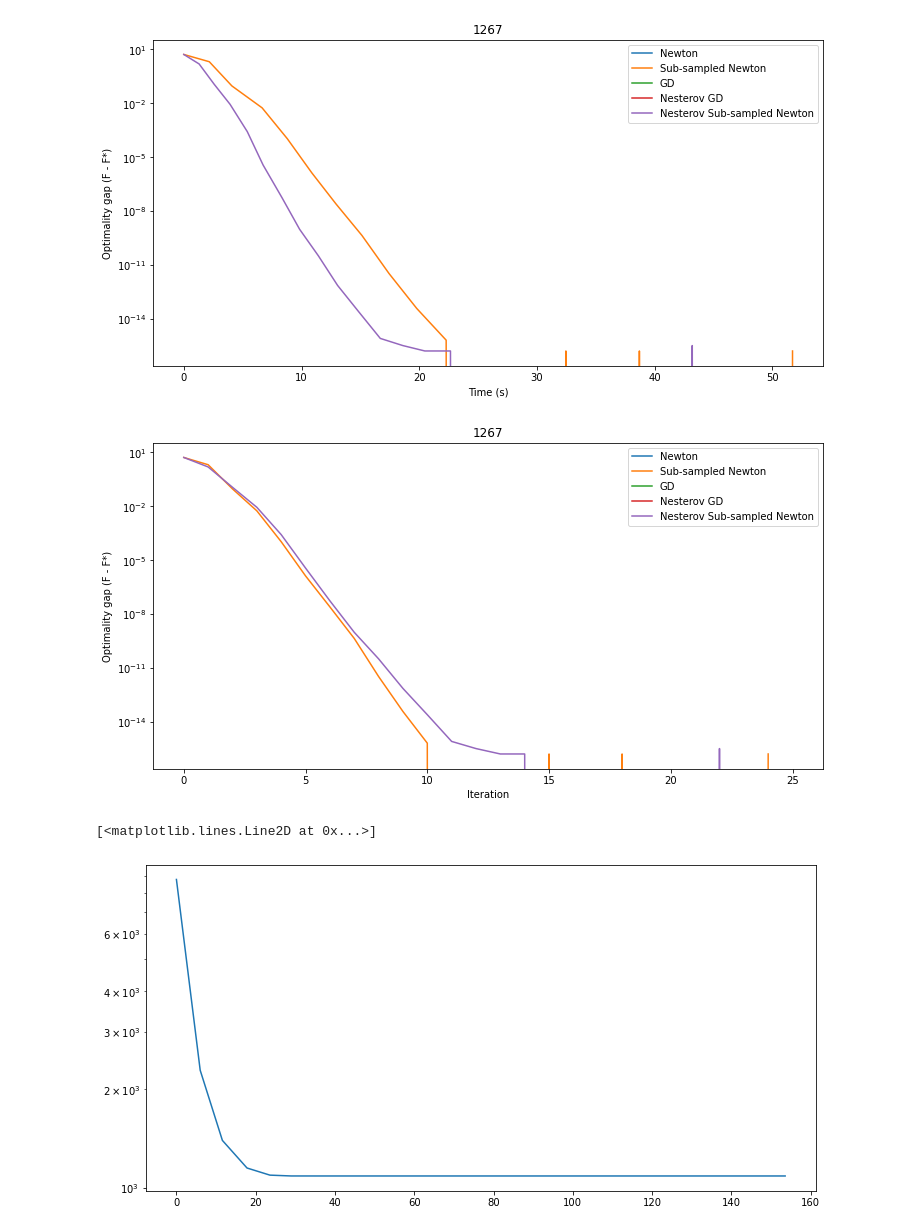
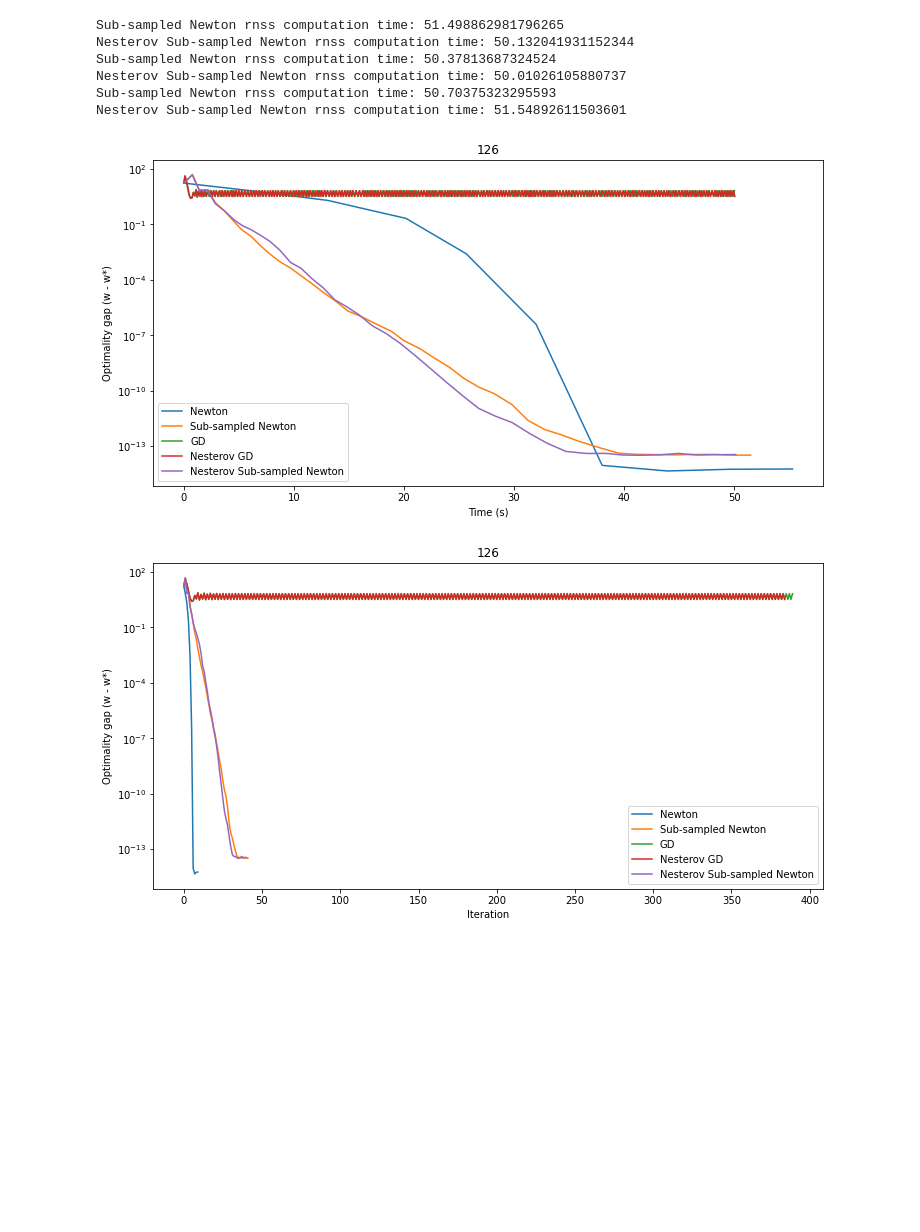
Before and after one commit to First529/Approximate-Newton, a Jupyter notebook: test_sido0.ipynb, the cells around one changed output. Drawn from its saved outputs; the diff is of its cells as text; code cells hidden in the pictures; blank space fills up the shorter version.

Commit message:
update sido0 test

```diff
--- a/test_sido0.ipynb
+++ b/test_sido0.ipynb
@@ -53,8 +52,8 @@ Newton computation time: 153.5774838924408
+# %%
+# np.save('w_stars_sido0.npy', w_stars)
+w_stars = np.load('w_stars_sido0.npy')
 # %%
-st = 50
-# w0, t0 = newton(A, b, np.zeros(d), rl, 1, 1, st)
-w1, t1 = sub_sampled_newton_rnss(A, b, np.zeros(d), rl, 1, 1, st, sss[2])
-# w2, t2 = gd(A, b, np.zeros(d), rl, lambd, 0.01, st)
-# w3, t3 = nesterov_gd(A, b, np.zeros(d), rl, lambd, 0.01, 0.8, st)
-w4, t4 = nesterov_sub_sampled_newton_rnss(A, b, np.zeros(d), rl, 1, 1, -1, st, sss[2])
+w0, t0 = newton(A, b, np.zeros(d), rl, lambd, alpha, st, False)
+w2, t2 = gd(A, b, np.zeros(d), rl, lambd, 0.05, st)
+w3, t3 = nesterov_gd(A, b, np.zeros(d), rl, lambd, 0.05, -1, st)
 # %% [output]
@@ -63,22 +63,30 @@ Nesterov Sub-sampled Newton rnss computation time: 51.166067123413086
-# %%
-ws = [[],w1,[],[],w4]
-ts = [[],t1,[],[],t4]
-ts_iters = [np.arange(len(t)) for t in ts]
-f_gaps = compute_f_gaps(A, b, ws, ts, w_stars, r.Ridge_Logistic_Regression(1))
-plot_graph(ts, f_gaps, 'Time (s)', 'Optimality gap (F - F*)', str(sss[2]))
-plot_graph(ts_iters, f_gaps, 'Iteration', 'Optimality gap (F - F*)', str(sss[2]))
-# %% [output]
-[figure, removed]
-[figure, removed]
-# %%
-f_gap = []
-f_stars = rl.loss(A, b, w[len(t) - 1])
-for k in range(len(t)):
-    f_gap.append(rl.loss(A, b, w[k]))
-
-fig = plt.figure(figsize=(12, 6)) # set figure size
-plt.yscale('log')
-plt.plot(t, f_gap)
-# %% [output]
-[<matplotlib.lines.Line2D at 0x...>]
-[figure, removed]
+# %%
+for ss in sss:
+    w1, t1 = sub_sampled_newton_rnss(A, b, np.zeros(d), rl, lambd, alpha, st, sss[0])
+#     w4, t4 = nesterov_sub_sampled_newton_rnss(A, b, np.zeros(d), rl, lambd, alpha, 0.14, st, sss[0])
+    w4, t4 = nesterov_sub_sampled_newton_rnss(A, b, np.zeros(d), rl, lambd, alpha, -1, st, sss[0])
+    ws = [w0,w1,w2,w3,w4]
+    ts = [t0,t1,t2,t3,t4]
+#     ws = [[],w1,[],[],w4]
+#     ts = [[],t1,[],[],t4]
+#     ws = [w0,[],w2,w3,[]]
+#     ts = [t0,[],t2,t3,[]]
+    ts_iters = [np.arange(len(t)) for t in ts]
+
+    w_gaps = compute_w_gaps(ws, ts, w_stars)
+    plot_graph(ts, w_gaps, 'Time (s)', 'Optimality gap (w - w*)', str(ss))
+    plot_graph(ts_iters, w_gaps, 'Iteration', 'Optimality gap (w - w*)', str(ss))
+
+
+    f_gaps = compute_f_gaps(A, b, ws, ts, w_stars, rl)
+    plot_graph(ts, f_gaps, 'Time (s)', 'Optimality gap (F - F*)', str(ss))
+    plot_graph(ts_iters, f_gaps, 'Iteration', 'Optimality gap (F - F*)', str(ss))
+# %% [output]
+Sub-sampled Newton rnss computation time: 51.498862981796265
+Nesterov Sub-sampled Newton rnss computation time: 50.132041931152344
+Sub-sampled Newton rnss computation time: 50.37813687324524
+Nesterov Sub-sampled Newton rnss computation time: 50.01026105880737
+Sub-sampled Newton rnss computation time: 50.70375323295593
+Nesterov Sub-sampled Newton rnss computation time: 51.54892611503601
+[figure, added]
+[figure, added]
```
Also changed, not shown: parts of 7 cells of this notebook, 5 other files.
